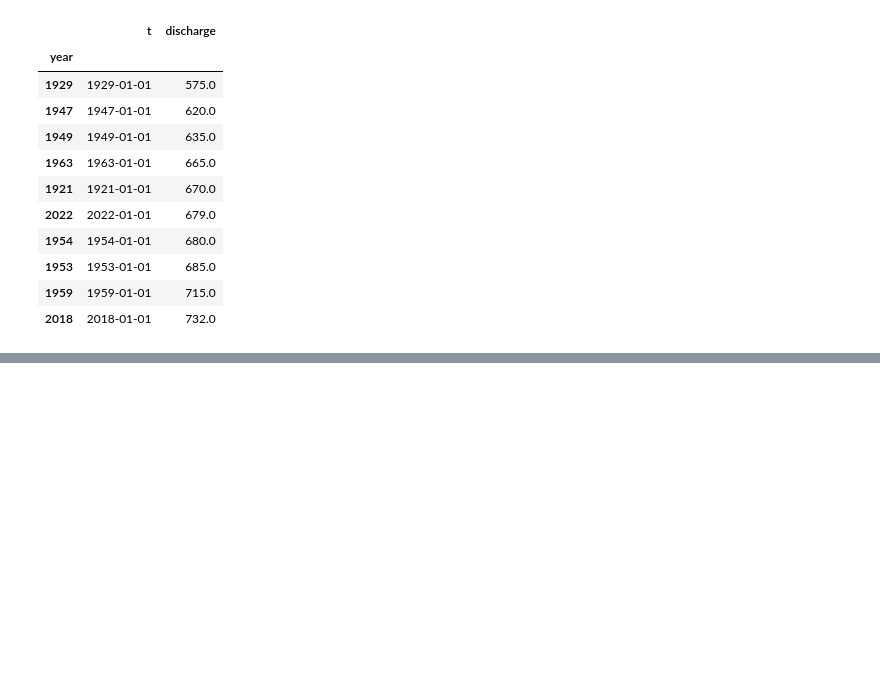
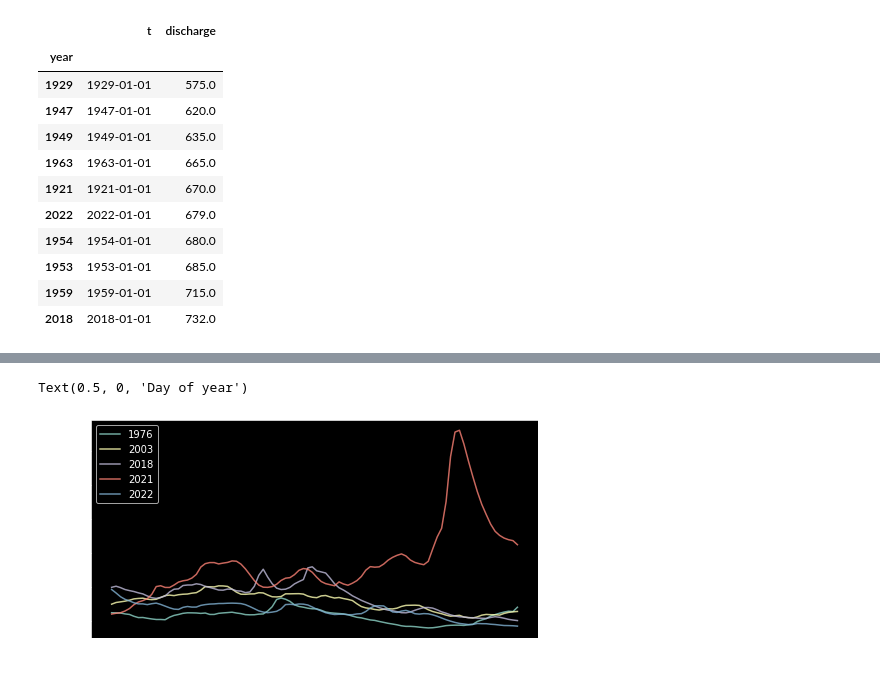
Before and after one commit to mapbox/storytelling, a Jupyter notebook: notebooks/lobith-chart.ipynb, the cells around one changed output, grey strips where cells are left out. Drawn from its saved outputs; the diff is of its cells as text; code cells hidden in the pictures; blank space fills up the shorter version.

```diff
--- a/notebooks/lobith-chart.ipynb
+++ b/notebooks/lobith-chart.ipynb
@@ -69,4 +72,32 @@ Text(0.5, 0, 'Day of year')
 fig.tight_layout()
 fig
 fig.savefig('/Users/baart_f/src/drought-scrolly/example/drought-scrolly/images/figures/lobith.png')
+# %%
+fig, ax = plt.subplots(figsize=(8, 4))
+
+grouped = lobith_df[
+    np.logical_and(
+        lobith_df['year'] > (2022 - 30),
+        np.isin(lobith_df['maand'], [5, 6, 7])
+    )
+].groupby('year')
+for _, df_i in grouped:
+    ax.plot(df_i['t2000'], df_i['discharge'], color=(0, 0, 0, 0.2))
+
+
+colors = [x["color"] for x in matplotlib.rcParams['axes.prop_cycle']]
+years = [1976, 2003, 2018, 2021, 2022]
+for color, year in zip(colors, years):
+    selected = lobith_df[lobith_df['year'] == year]
+    selected = selected[np.isin(selected['maand'], [5, 6, 7])]
+    ax.plot(selected['t2000'], selected['discharge'], label=year, color=color, alpha=0.8)
+    min_row = selected.loc[selected['discharge'].idxmin()]
+    # ax.vlines(min_row['t2000'], 0, 10000, alpha=0.5, color=color)
+ax.xaxis.set_major_formatter(matplotlib.dates.DateFormatter('%m-%d'))
+ax.legend(loc='best')
+ax.set_ylabel('Lobith discharge [m3/s]')
+ax.set_xlabel('Day of year')
+# %% [output]
+Text(0.5, 0, 'Day of year')
+[figure, added]
 # %%
```
Also changed, not shown: parts of 13 cells of this notebook, 8 other files.
